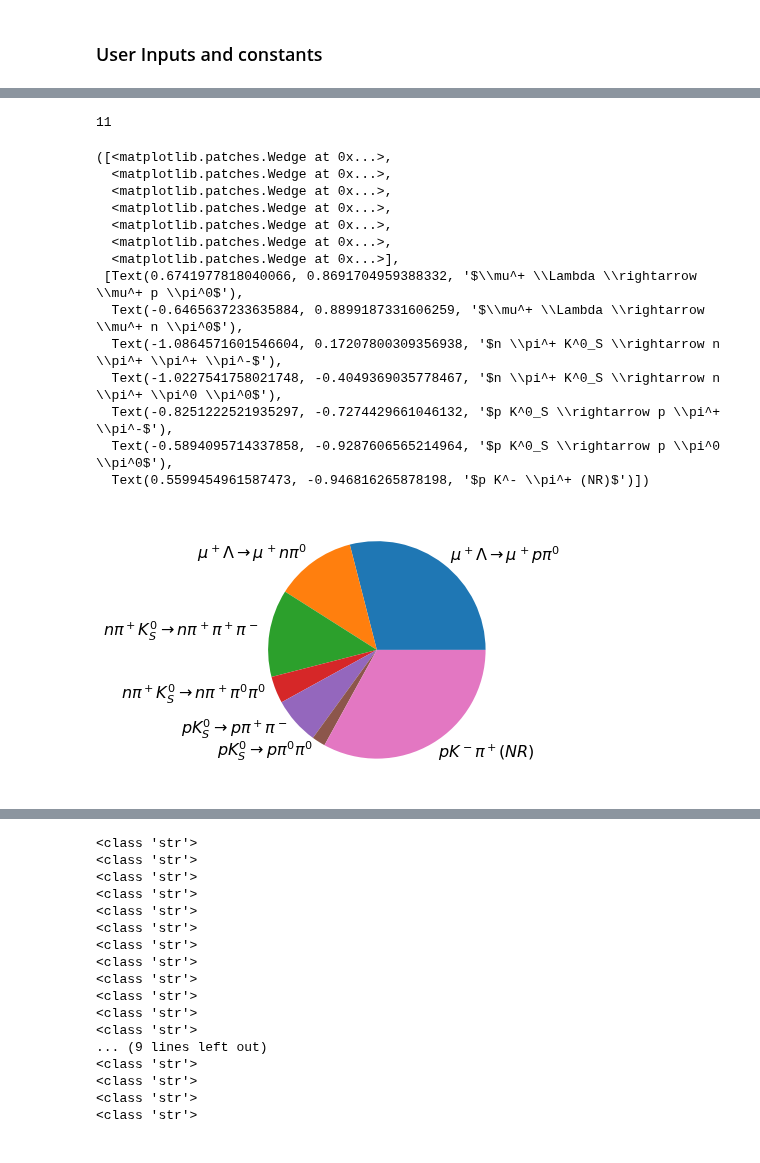
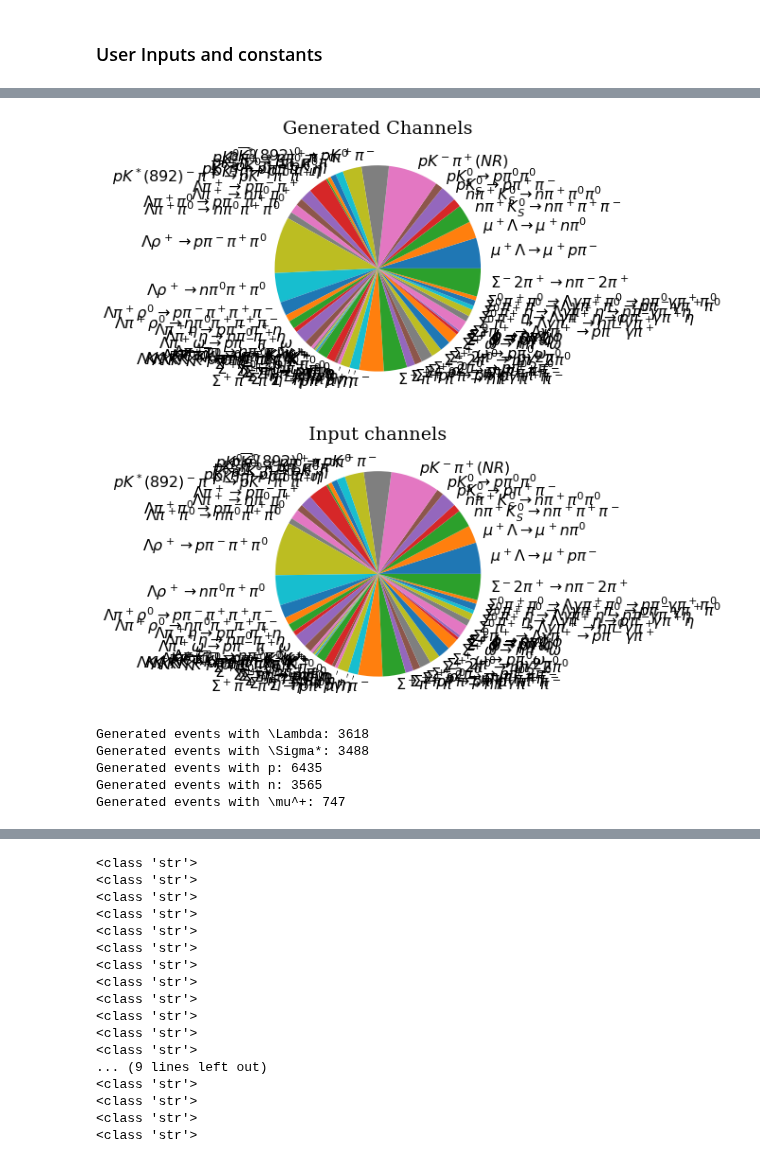
Before and after one commit to sebouh137/fcal_sim, a Jupyter notebook: SimpleEventGenerator_Alec.ipynb, the cells around one changed output, grey strips where cells are left out. Saved outputs shown, nothing was run; the diff lists cells and outputs as text; code cells hidden in the pictures.

Commit message:
Event generator

```diff
--- a/SimpleEventGenerator_Alec.ipynb
+++ b/SimpleEventGenerator_Alec.ipynb
@@ -767,29 +1011,57 @@ BranchingRatios.append(f_lambdac_to_lambdaKK0*f_K0_to_KS*f_Kshort_to_pi0*f_lambd
     d1["final_phi"].append(fphis)
 
 df = pd.DataFrame(d1)
-# %%
-len(df.query(f"decay_index==1"))
-# %% [output]
-11
 # %%
 evtperchannel=[]
 for i in range(len(DecayChannels)):
     evtperchannel.append(len(df.query(f"decay_index=={i}")))
 
 plt.pie(evtperchannel,labels=DecayChannels)
+plt.title("Generated Channels")
+plt.show()
+
+evtperchannel=[]
+for i in range(len(DecayChannels)):
+    evtperchannel.append(len(df.query(f"decay_index=={i}")))
+
+plt.pie(BranchingRatios,labels=DecayChannels)
+plt.title("Input channels")
+plt.show()
+
+has_lambda=[]
+for namelist in df.intmdt_names:
+    mask = '\\Lambda' in namelist
+    has_lambda.append(mask)
+print(f"Generated events with \\Lambda: {len(df.intmdt_names[has_lambda])}")
+
+has_Sigma=[]
+for namelist in df.intmdt_names:
+    mask = '\\Sigma^+' in namelist or '\\Sigma^0' in namelist or '\\Sigma^-' in namelist
+    has_Sigma.append(mask)
+print(f"Generated events with \\Sigma*: {len(df.intmdt_names[has_Sigma])}")
+
+has_p=[]
+for namelist in df.final_names:
+    mask = 'p' in namelist or 'p (\\Lambda)' in namelist or 'p (\\Sigma^+)' in namelist
+    has_p.append(mask)
+print(f"Generated events with p: {len(df[has_p])}")
+
+has_n=[]
+for namelist in df.final_names:
+    mask = 'n' in namelist or 'n (\\Lambda)' in namelist or 'n (\\Sigma^+)' in namelist or 'n (\\Sigma^-)' in namelist
+    has_n.append(mask)
+print(f"Generated events with n: {len(df[has_n])}")
+
+has_mu=[]
+for namelist in df.final_names:
+    mask = '\\mu^+' in namelist
+    has_mu.append(mask)
+print(f"Generated events with \\mu^+: {len(df[has_mu])}")
 # %% [output]
+[figure, new version]
+[figure, added]
-([<matplotlib.patches.Wedge at 0x...>,
-  <matplotlib.patches.Wedge at 0x...>,
-  <matplotlib.patches.Wedge at 0x...>,
-  <matplotlib.patches.Wedge at 0x...>,
-  <matplotlib.patches.Wedge at 0x...>,
-  <matplotlib.patches.Wedge at 0x...>,
-  <matplotlib.patches.Wedge at 0x...>],
- [Text(0.6741977818040066, 0.8691704959388332, '$\\mu^+ \\Lambda \\rightarrow \\mu^+ p \\pi^0$'),
-  Text(-0.6465637233635884, 0.8899187331606259, '$\\mu^+ \\Lambda \\rightarrow \\mu^+ n \\pi^0$'),
-  Text(-1.0864571601546604, 0.17207800309356938, '$n \\pi^+ K^0_S \\rightarrow n \\pi^+ \\pi^+ \\pi^-$'),
-  Text(-1.0227541758021748, -0.4049369035778467, '$n \\pi^+ K^0_S \\rightarrow n \\pi^+ \\pi^0 \\pi^0$'),
-  Text(-0.8251222521935297, -0.7274429661046132, '$p K^0_S \\rightarrow p \\pi^+ \\pi^-$'),
-  Text(-0.5894095714337858, -0.9287606565214964, '$p K^0_S \\rightarrow p \\pi^0 \\pi^0$'),
-  Text(0.5599454961587473, -0.946816265878198, '$p K^- \\pi^+ (NR)$')])
+Generated events with \Lambda: 3618
+Generated events with \Sigma*: 3488
+Generated events with p: 6435
+Generated events with n: 3565
+Generated events with \mu^+: 747
-[figure, old version]
```
Also changed, not shown: parts of 7 cells of this notebook.
